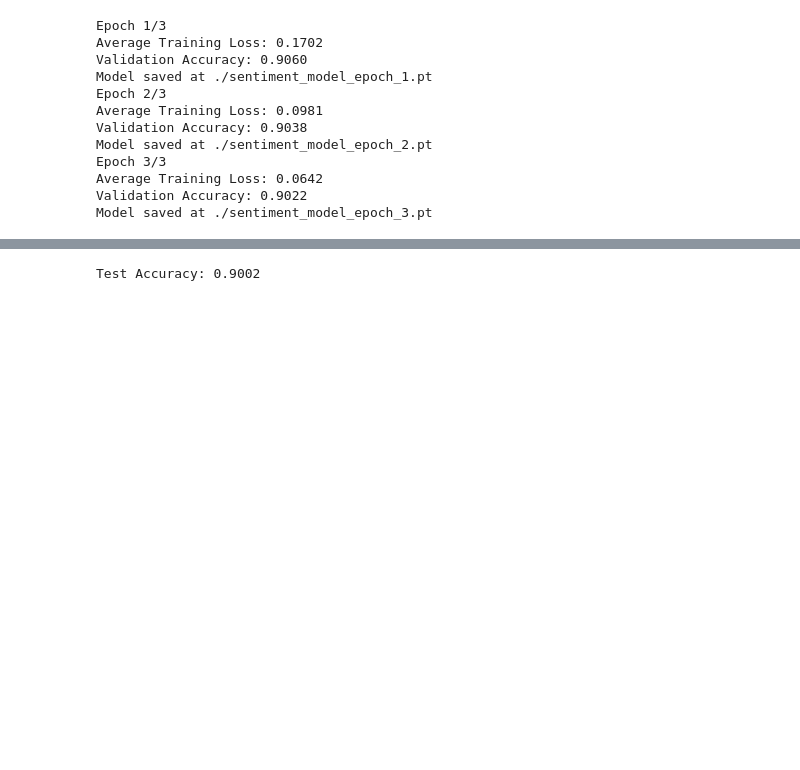
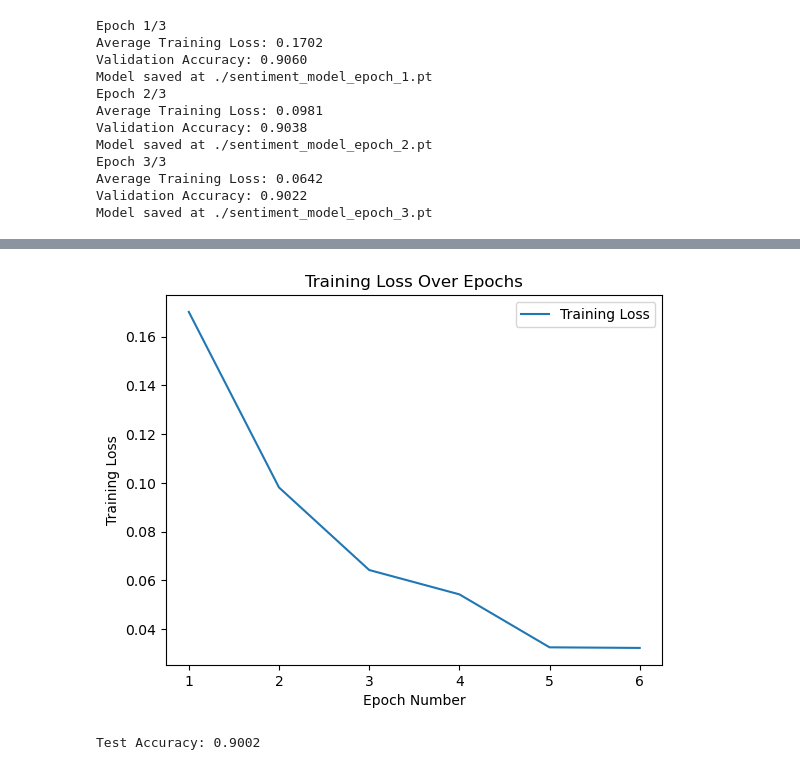
Before and after one commit to linus2000-create/50.040-Natural-Language-Processing-Final-Project, a Jupyter notebook: design_project/finbert_tune.ipynb, the cells around one changed output, grey strips where cells are left out. Cells and saved outputs as stored; diff of their text form; code cells hidden in the pictures; blank space fills up the shorter version.

```diff
--- a/design_project/finbert_tune.ipynb
+++ b/design_project/finbert_tune.ipynb
@@ -256,3 +341,15 @@ Model saved at ./sentiment_model_epoch_3.pt
+# %%
+## plot training loss against epochs
+import matplotlib.pyplot as plt
+
+plt.plot(range(1, 7), training_loss, label="Training Loss")
+plt.xlabel("Epoch Number")
+plt.ylabel("Training Loss")
+plt.title("Training Loss Over Epochs")
+plt.legend()
+plt.show()
+# %% [output]
+[figure, added]
 # %%
 from torch.utils.data import DataLoader
 
```
Also changed, not shown: parts of 2 cells of this notebook, 2 other files.
